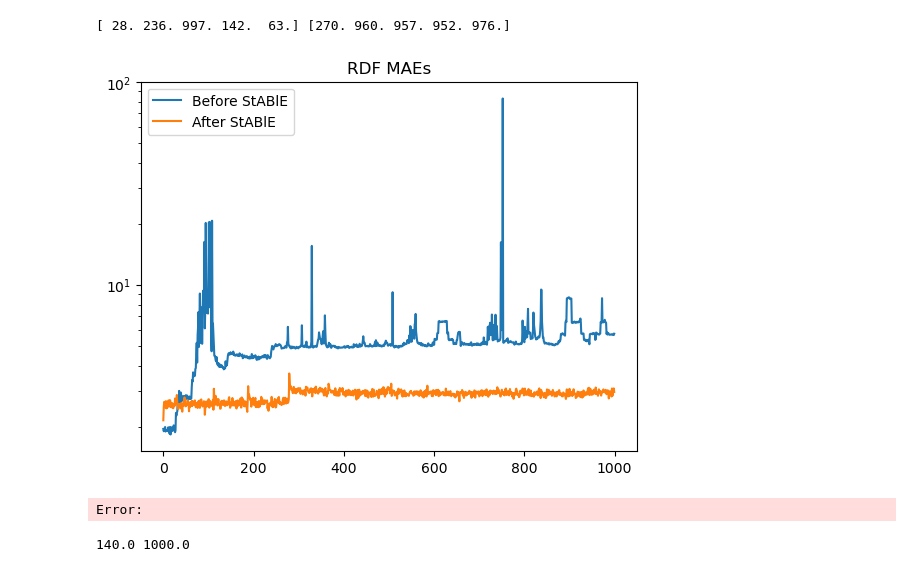
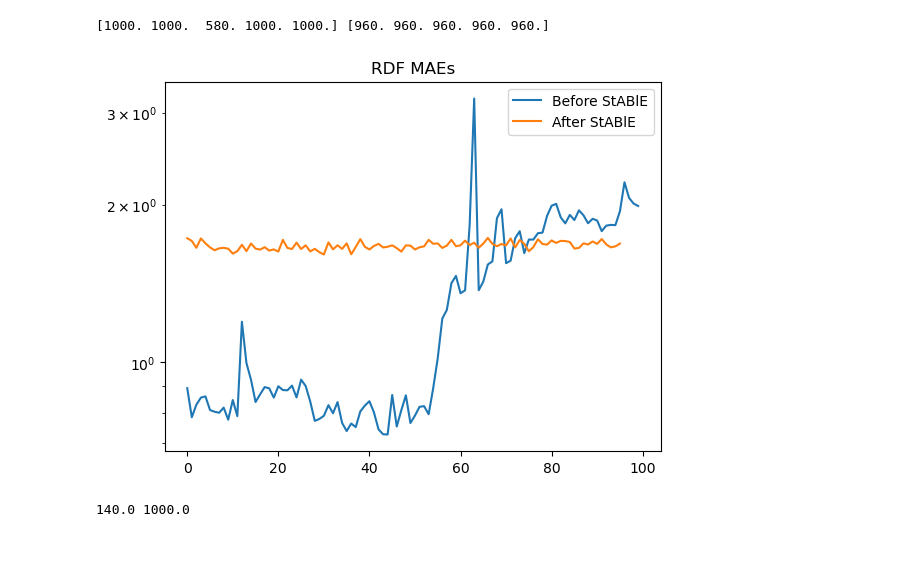
Before and after one commit to jeevster/implicit-md, a Jupyter notebook: Untitled.ipynb, the cells around one changed output. Saved outputs shown, nothing was run; the diff lists cells and outputs as text; code cells hidden in the pictures.

```diff
--- a/Untitled.ipynb
+++ b/Untitled.ipynb
@@ -38,8 +38,8 @@ def create_frame(step, position, velocity):
     s.bonds.group = bonds
     return s
 
-pre_dir = "/home/sanjeevr/implicit-md/results_water_localneighborhoods/IMPLICIT_gemnet_t_water_TEST_pbcfix_lr=0.003_efweight=0/inference/pre_pbcfix_long"
-post_dir = "/home/sanjeevr/implicit-md/results_water_localneighborhoods/IMPLICIT_gemnet_t_water_TEST_pbcfix_lr=0.003_efweight=0/inference/post_cycle1_pbcfix_long"
+pre_dir = "/home/sanjeevr/implicit-md/results_water_localneighborhoods/IMPLICIT_gemnet_t_water_TEST_pbcfix_lr=0.003_efweight=0/inference/pre_pbcfix"
+post_dir = "/home/sanjeevr/implicit-md/results_water_localneighborhoods/IMPLICIT_gemnet_t_water_TEST_pbcfix_lr=0.003_efweight=0/inference/post_cycle1_pbcfix"
 
 # positions_pre = np.load(os.path.join(pre_dir, "full_traj.npy"))[:, 0].reshape(-1, 192, 3)
 # positions_post = np.load(os.path.join(post_dir, "full_traj.npy"))[:, 0].reshape(-1, 192, 3)
@@ -72,0 +73,17 @@ plt.legend()
+# %%
+import matplotlib.pyplot as plt
+gt_diff = np.load(os.path.join(pre_dir, "gt_diffusivity.npy"))
+
+
+pred_diff_pre = np.load(os.path.join(pre_dir, "all_diffusivities.npy"), allow_pickle=True)
+pred_diff_post = np.load(os.path.join(post_dir, "all_diffusivities.npy"), allow_pickle=True)
+
+
+plt.figure()
+plt.plot(gt_diff, label = "Reference")
+for i in range(5):
+    plt.plot(pred_diff_pre[i], label = "Before StABlE", color = "blue")
+    plt.plot(pred_diff_post[i], label = "After StABlE", color = "orange")
+plt.title("Diffusivity")
+# plt.ylim(0, 6)
+plt.legend()
@@ -92,38 +112,37 @@ rdf_mae_threshold = 3.0
 pre_replicas_stable_time = np.zeros((5,))
 post_replicas_stable_time = np.zeros((5,))
 
-window_size = 1
+window_size = 10
 # Check for pre_traj
 for i in tqdm(range(0, int(pre_traj.shape[0]/window_size))):
     window = pre_traj[window_size*i: window_size*(i+1)]
     rdfs, rdf_maes = rdf_mae(window)
     rdf_maes = rdf_maes.cpu().numpy()
     #wherever rdf_maes are less than threshold, increase the stable time of that replica
     pre_replicas_stable_time[rdf_maes < rdf_mae_threshold] += window_size
     pre_maes.append(rdf_maes.mean().item())
 
 # Check for post_traj
-for i in tqdm(range(0, int(pre_traj.shape[0]/window_size))):
+for i in tqdm(range(0, int(post_traj.shape[0]/window_size))):
     window = post_traj[window_size*i: window_size*(i+1)]
     rdfs, rdf_maes = rdf_mae(window)
     rdf_maes = rdf_maes.cpu().numpy()
     #wherever rdf_maes are less than threshold, increase the stable time of that replica
     post_replicas_stable_time[rdf_maes < rdf_mae_threshold] += window_size
     post_maes.append(rdf_maes.mean().item())
 
 plt.figure()
 plt.plot(pre_maes, label = "Before StABlE")
 plt.plot(post_maes, label = "After StABlE")
 plt.yscale("log")
 plt.title("RDF MAEs")
 plt.legend()
 
 print(pre_replicas_stable_time, post_replicas_stable_time)
 
 # np.save(os.path.join(pre_dir, "replicas_stable_time.npy"), pre_replicas_stable_time)
 # np.save(os.path.join(post_dir, "replicas_stable_time.npy"), post_replicas_stable_time)
 # %% [output]
-[ 28. 236. 997. 142.  63.] [270. 960. 957. 952. 976.]
+[1000. 1000.  580. 1000. 1000.] [960. 960. 960. 960. 960.]
-[figure, old version]
+[figure, new version]
-Error:
 # %%
```
Also changed, not shown: parts of 3 cells of this notebook, 3 other files.
